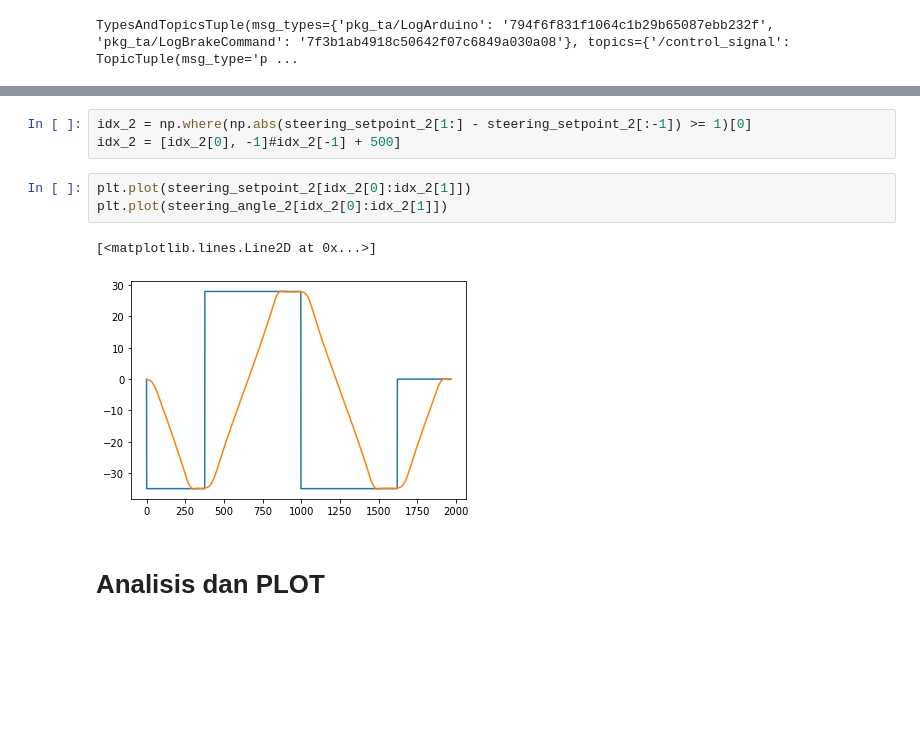
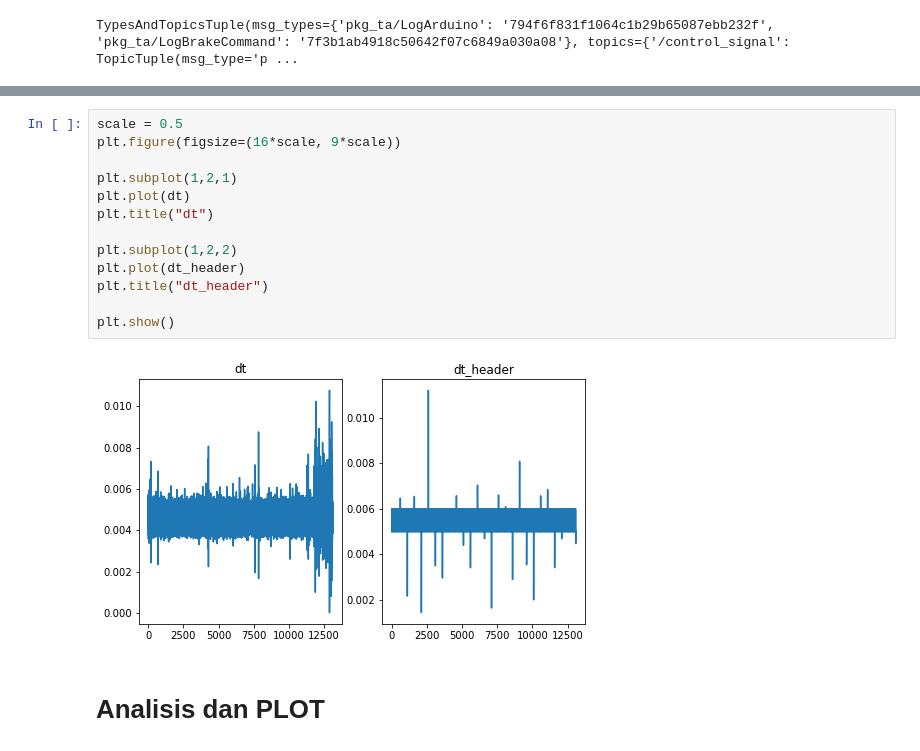
Before and after one commit to fadamsyah/final-project, a Jupyter notebook: Brake/brake_calibration.ipynb, the cells around one changed output, grey strips where cells are left out. Saved outputs shown, nothing was run; the diff lists cells and outputs as text; blank space fills up the shorter version.

Commit message:
Plot the brake data

```diff
--- a/Brake/brake_calibration.ipynb
+++ b/Brake/brake_calibration.ipynb
@@ -192,11 +83,17 @@ std: 0.0003415855755810096
-# %%
-idx_2 = np.where(np.abs(steering_setpoint_2[1:] - steering_setpoint_2[:-1]) >= 1)[0]
-idx_2 = [idx_2[0], -1]#idx_2[-1] + 500]
-# %%
-plt.plot(steering_setpoint_2[idx_2[0]:idx_2[1]])
-plt.plot(steering_angle_2[idx_2[0]:idx_2[1]])
-# %% [output]
-[<matplotlib.lines.Line2D at 0x...>]
-[figure, removed]
+# %%
+scale = 0.5
+plt.figure(figsize=(16*scale, 9*scale))
+
+plt.subplot(1,2,1)
+plt.plot(dt)
+plt.title("dt")
+
+plt.subplot(1,2,2)
+plt.plot(dt_header)
+plt.title("dt_header")
+
+plt.show()
+# %% [output]
+[figure, added]
 # %% [markdown]
 # Analisis dan PLOT
```
Also changed, not shown: parts of 20 cells of this notebook, 3 other files.
